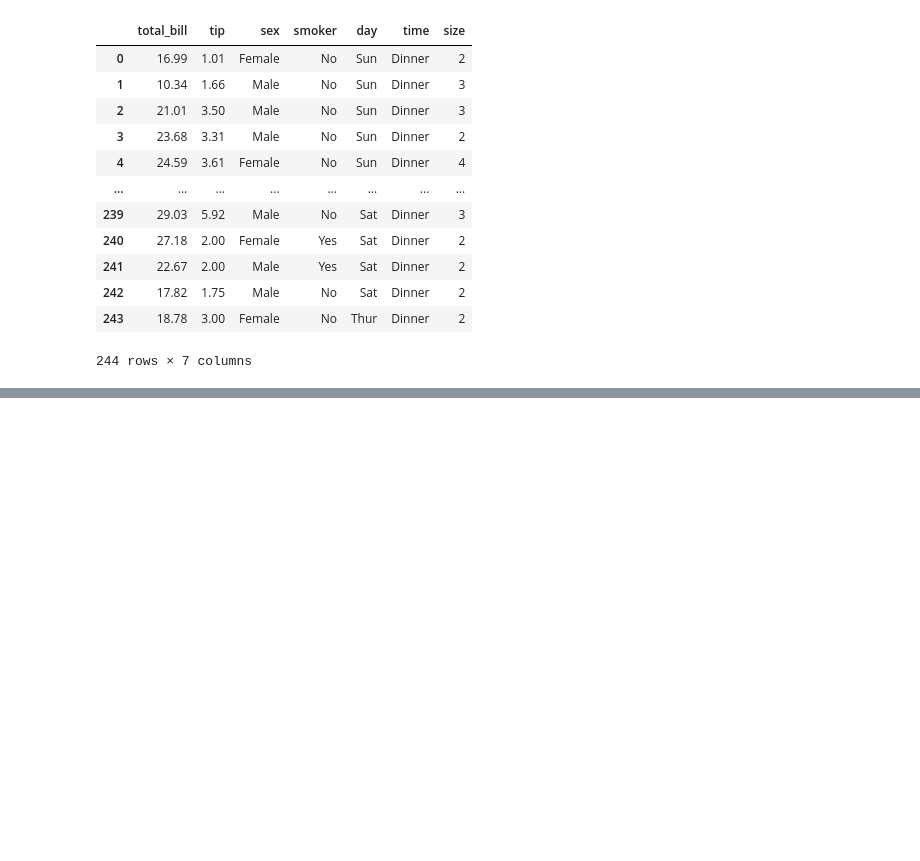
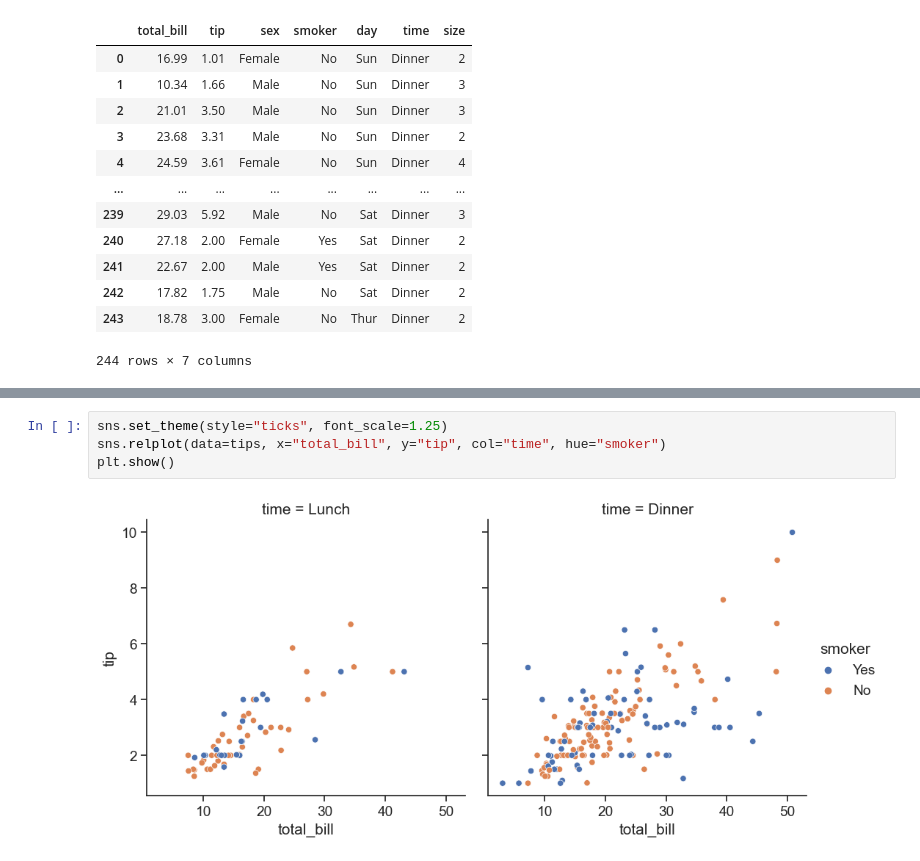
Before and after one commit to Utkash12/digipodium, a Jupyter notebook: data analysis/seaborn.ipynb, the cells around one changed output, grey strips where cells are left out. Drawn from its saved outputs; the diff is of its cells as text; blank space fills up the shorter version.

```diff
--- a/data analysis/seaborn.ipynb
+++ b/data analysis/seaborn.ipynb
@@ -283,0 +289,6 @@ tips
+# %%
+sns.set_theme(style="ticks", font_scale=1.25)
+sns.relplot(data=tips, x="total_bill", y="tip", col="time", hue="smoker")
+plt.show()
+# %% [output]
+[figure, added]
```
Also changed, not shown: parts of 23 cells of this notebook.
